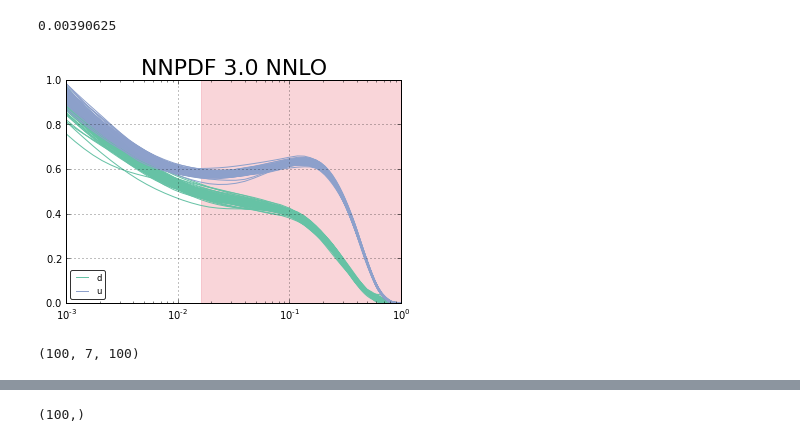
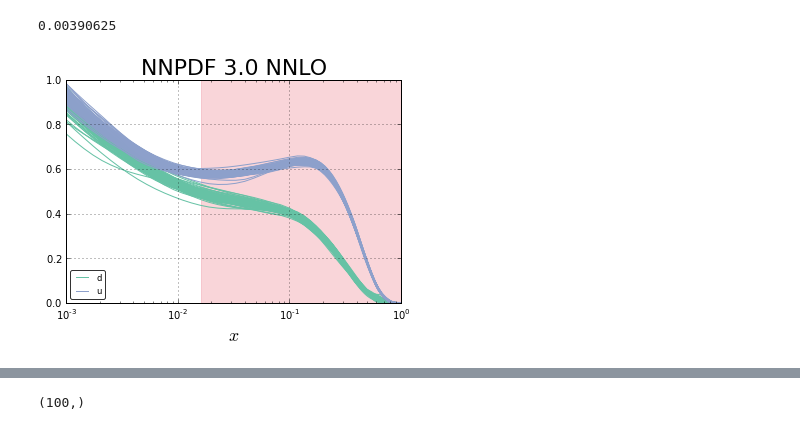
Before and after one commit to HiggsToolsRepo/VBFs_MC, a Jupyter notebook: PDF Plot.ipynb, the cells around one changed output, grey strips where cells are left out. Drawn from its saved outputs; the diff is of its cells as text; code cells hidden in the pictures.

```diff
--- a/PDF Plot.ipynb
+++ b/PDF Plot.ipynb
@@ -32,22 +32,19 @@ PDG_PARTONS
 # %%
 flavors = 4,5
 labels = ['d', 'u']
 fig, ax = plt.subplots()
 colors = ax._get_lines.color_cycle
 for fl, label in zip(flavors, labels):
     color=next(colors)
     plt.plot(xgrid, mean[int(fl),:], color=color, label=label)
     plt.plot(xgrid, replicas[:,fl,:].T, color=color)
     plt.ylim(0,1)
     plt.xscale("log")
     plt.xlim(1e-3,1)
     plt.title("NNPDF 3.0 NNLO")
     plt.axvspan(0.016,1, color=next(colors), alpha=0.2)
     plt.legend()
+    plt.xlabel("$x$")
 plt.savefig("PDF.pdf")
 # %% [output]
-[figure, old version]
+[figure, new version]
-# %%
-replicas.shape
-# %% [output]
-(100, 7, 100)
```
Also changed, not shown: parts of 1 cell of this notebook, 3 other files.
